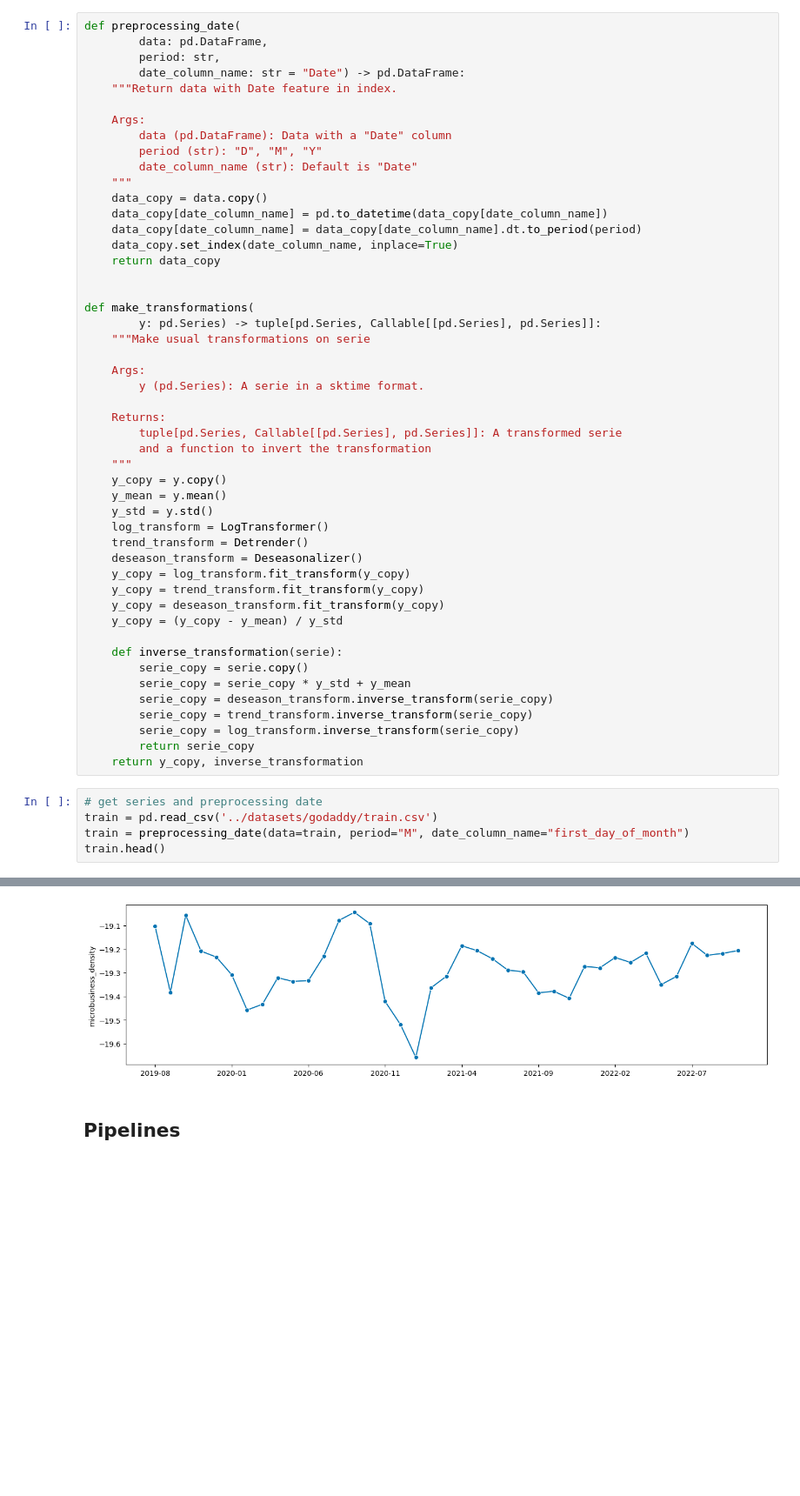
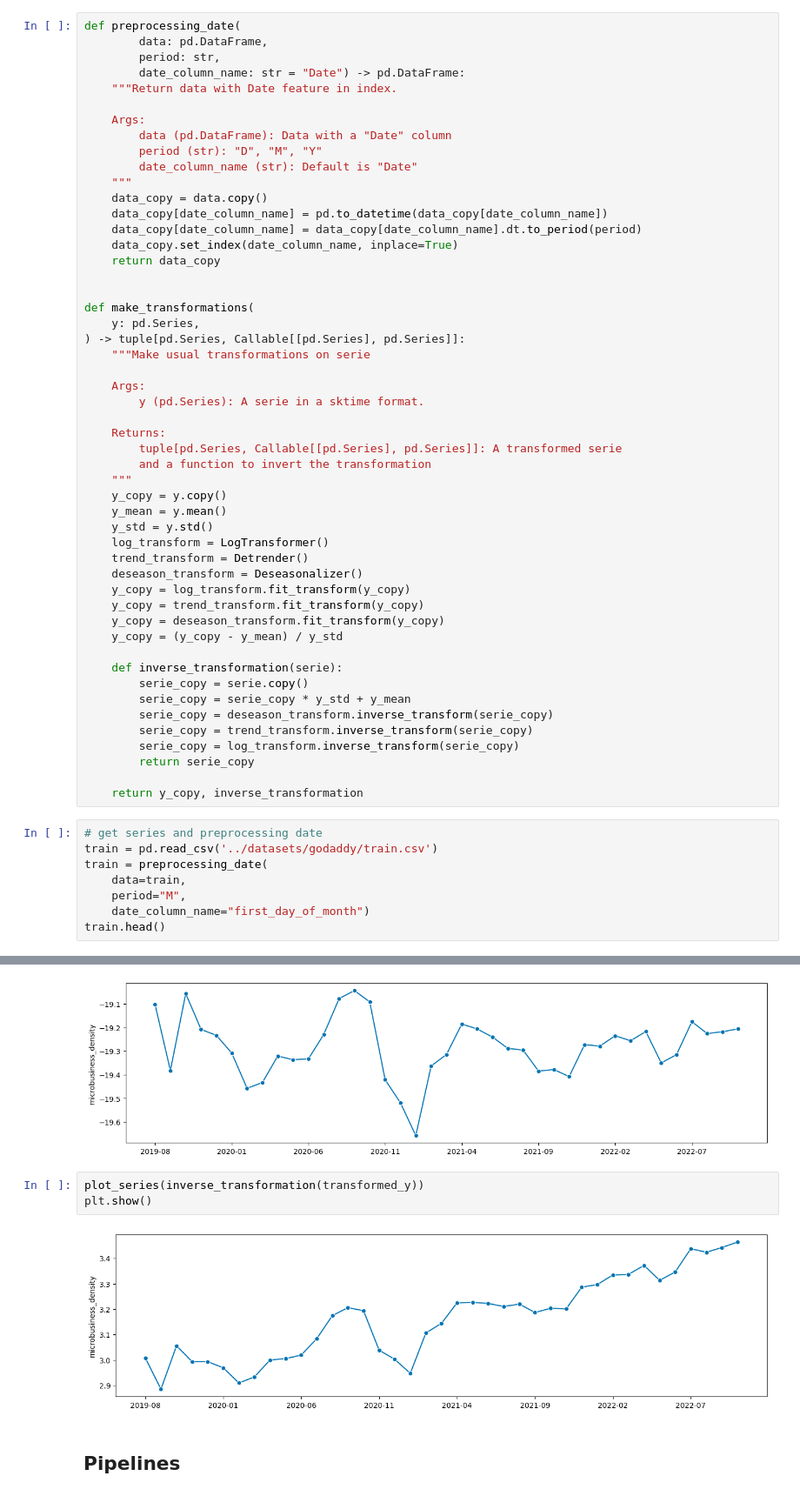
Before and after one commit to leandrocl2005/Curso-basico-de-Python-para-cientistas-de-dados, a Jupyter notebook: aulas/cd_aula_19.ipynb, the cells around one changed output, grey strips where cells are left out. Shown: that part at 87% size. Cells and saved outputs as stored; diff of their text form; blank space fills up the shorter version.

```diff
--- a/aulas/cd_aula_19.ipynb
+++ b/aulas/cd_aula_19.ipynb
@@ -64,7 +64,8 @@ def preprocessing_date(
 
 
 def make_transformations(
-        y: pd.Series) -> tuple[pd.Series, Callable[[pd.Series], pd.Series]]:
+    y: pd.Series,
+) -> tuple[pd.Series, Callable[[pd.Series], pd.Series]]:
     """Make usual transformations on serie
 
     Args:
@@ -92,11 +93,15 @@ def make_transformations(
         serie_copy = trend_transform.inverse_transform(serie_copy)
         serie_copy = log_transform.inverse_transform(serie_copy)
         return serie_copy
+
     return y_copy, inverse_transformation
 # %%
 # get series and preprocessing date
 train = pd.read_csv('../datasets/godaddy/train.csv')
-train = preprocessing_date(data=train, period="M", date_column_name="first_day_of_month")
+train = preprocessing_date(
+    data=train,
+    period="M",
+    date_column_name="first_day_of_month")
 train.head()
 # %% [output]
 |  | row_id | cfips | county | state | microbusiness_density | active |
@@ -120,6 +125,11 @@ plot_series(transformed_y)
 plt.show()
 # %% [output]
 [figure]
+# %%
+plot_series(inverse_transformation(transformed_y))
+plt.show()
+# %% [output]
+[figure, added]
 # %% [markdown]
 ## Pipelines
 # %%
```
Also changed, not shown: parts of 9 cells of this notebook, 1 other file.
